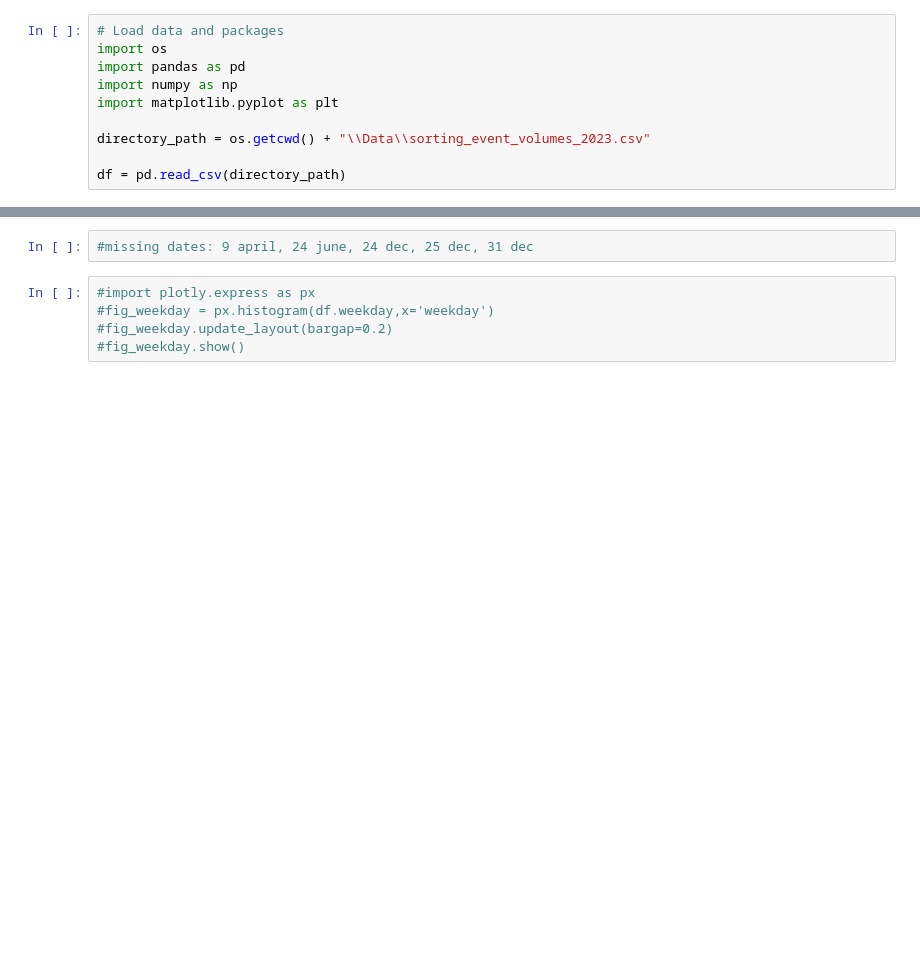
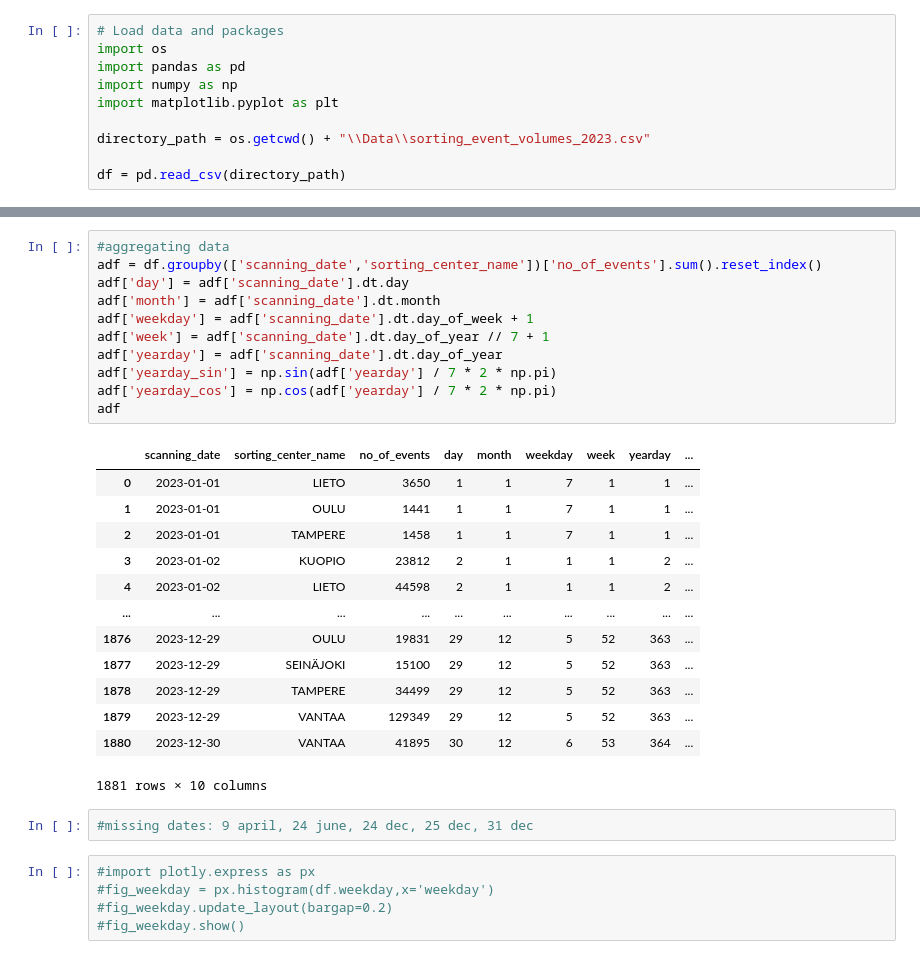
Before and after one commit to 504523tb/CIEM6302-Advanced-Data-Science-for-Traffic-and-Transportation-Engineering-PrimeVision-G1, a Jupyter notebook: notebook_temp_kristian.ipynb, the cells around one changed output, grey strips where cells are left out. Drawn from its saved outputs; the diff is of its cells as text; blank space fills up the shorter version.

```diff
--- a/notebook_temp_kristian.ipynb
+++ b/notebook_temp_kristian.ipynb
@@ -80,3 +61,28 @@ Name: sorting_center_name, dtype: int64
+# %%
+#aggregating data
+adf = df.groupby(['scanning_date','sorting_center_name'])['no_of_events'].sum().reset_index()
+adf['day'] = adf['scanning_date'].dt.day
+adf['month'] = adf['scanning_date'].dt.month
+adf['weekday'] = adf['scanning_date'].dt.day_of_week + 1
+adf['week'] = adf['scanning_date'].dt.day_of_year // 7 + 1
+adf['yearday'] = adf['scanning_date'].dt.day_of_year
+adf['yearday_sin'] = np.sin(adf['yearday'] / 7 * 2 * np.pi)
+adf['yearday_cos'] = np.cos(adf['yearday'] / 7 * 2 * np.pi)
+adf
+# %% [output]
+|  | scanning_date | sorting_center_name | no_of_events | day | month | weekday | week | yearday | ... |
+| 0 | 2023-01-01 | LIETO | 3650 | 1 | 1 | 7 | 1 | 1 | ... |
+| 1 | 2023-01-01 | OULU | 1441 | 1 | 1 | 7 | 1 | 1 | ... |
+| 2 | 2023-01-01 | TAMPERE | 1458 | 1 | 1 | 7 | 1 | 1 | ... |
+| 3 | 2023-01-02 | KUOPIO | 23812 | 2 | 1 | 1 | 1 | 2 | ... |
+| 4 | 2023-01-02 | LIETO | 44598 | 2 | 1 | 1 | 1 | 2 | ... |
+| ... | ... | ... | ... | ... | ... | ... | ... | ... | ... |
+| 1876 | 2023-12-29 | OULU | 19831 | 29 | 12 | 5 | 52 | 363 | ... |
+| 1877 | 2023-12-29 | SEINÄJOKI | 15100 | 29 | 12 | 5 | 52 | 363 | ... |
+| 1878 | 2023-12-29 | TAMPERE | 34499 | 29 | 12 | 5 | 52 | 363 | ... |
+| 1879 | 2023-12-29 | VANTAA | 129349 | 29 | 12 | 5 | 52 | 363 | ... |
+| 1880 | 2023-12-30 | VANTAA | 41895 | 30 | 12 | 6 | 53 | 364 | ... |
+1881 rows × 10 columns
 # %%
 #missing dates: 9 april, 24 june, 24 dec, 25 dec, 31 dec
 # %%
```
Also changed, not shown: parts of 10 cells of this notebook, 1 other file.
